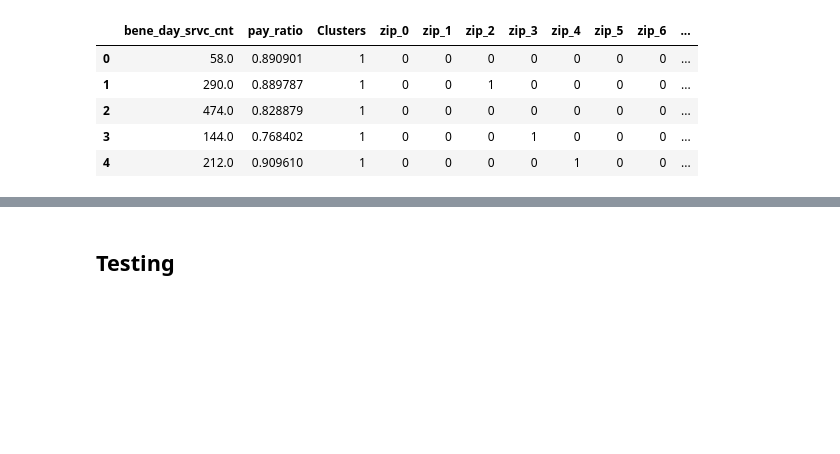
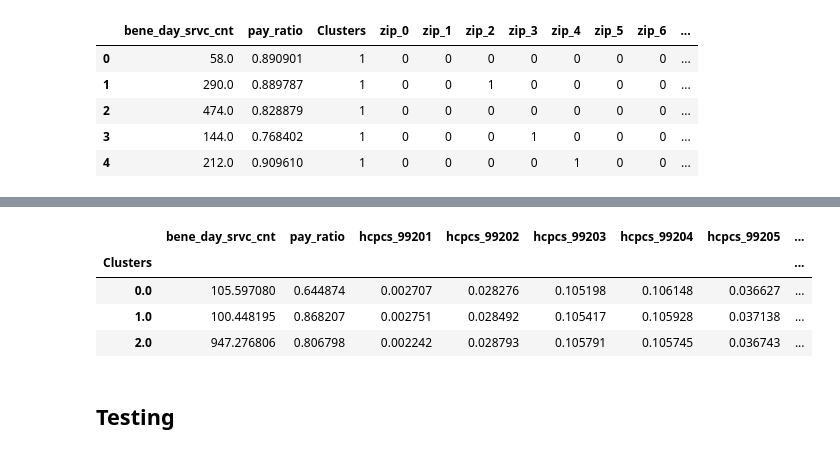
Before and after one commit to cmarshall1999/308Project1, a Jupyter notebook: Project1-EDA.ipynb, the cells around one changed output, grey strips where cells are left out. Saved outputs shown, nothing was run; the diff lists cells and outputs as text; code cells hidden in the pictures; blank space fills up the shorter version.

```diff
--- a/Project1-EDA.ipynb
+++ b/Project1-EDA.ipynb
@@ -730,6 +730,17 @@ finalDF.groupby('Clusters').mean()
 | 0 | 105.597080 | 0.644874 | 0.007203 | 0.129976 | 0.129136 | 0.146984 | 0.121123 | 0.064014 | 0.092507 | 0.113533 | ... |
 | 1 | 100.448195 | 0.868207 | 0.007192 | 0.129495 | 0.129765 | 0.146956 | 0.120374 | 0.063851 | 0.092894 | 0.112836 | ... |
 | 2 | 947.276806 | 0.806798 | 0.005870 | 0.115092 | 0.149212 | 0.198006 | 0.100337 | 0.024819 | 0.080764 | 0.136953 | ... |
+# %%
+df_b = df_clust.loc[train_ind,:]
+data = pd.concat([train,df_b['hcpcs_code']],axis=1)
+data = pd.concat([data,pd.get_dummies(data['hcpcs_code'],prefix='hcpcs')],axis=1)
+data.groupby('Clusters').mean()
+# %% [output]
+|  | bene_day_srvc_cnt | pay_ratio | hcpcs_99201 | hcpcs_99202 | hcpcs_99203 | hcpcs_99204 | hcpcs_99205 | ... |
+| Clusters |  |  |  |  |  |  |  | ... |
+| 0.0 | 105.597080 | 0.644874 | 0.002707 | 0.028276 | 0.105198 | 0.106148 | 0.036627 | ... |
+| 1.0 | 100.448195 | 0.868207 | 0.002751 | 0.028492 | 0.105417 | 0.105928 | 0.037138 | ... |
+| 2.0 | 947.276806 | 0.806798 | 0.002242 | 0.028793 | 0.105791 | 0.105745 | 0.036743 | ... |
 # %% [markdown]
 ## Testing
 # %%
```
Also changed, not shown: parts of 1 cell of this notebook, 4 other files.
